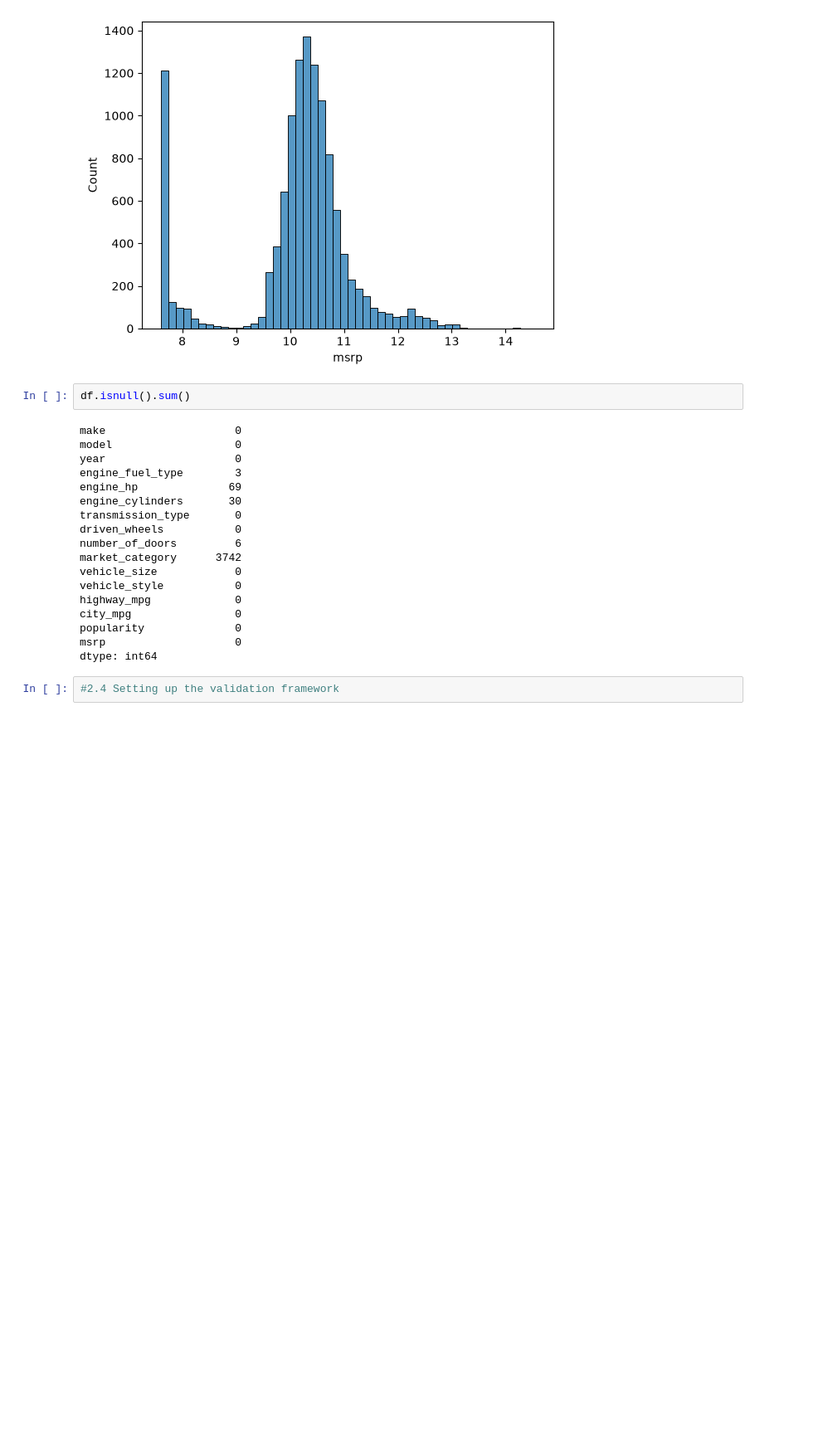
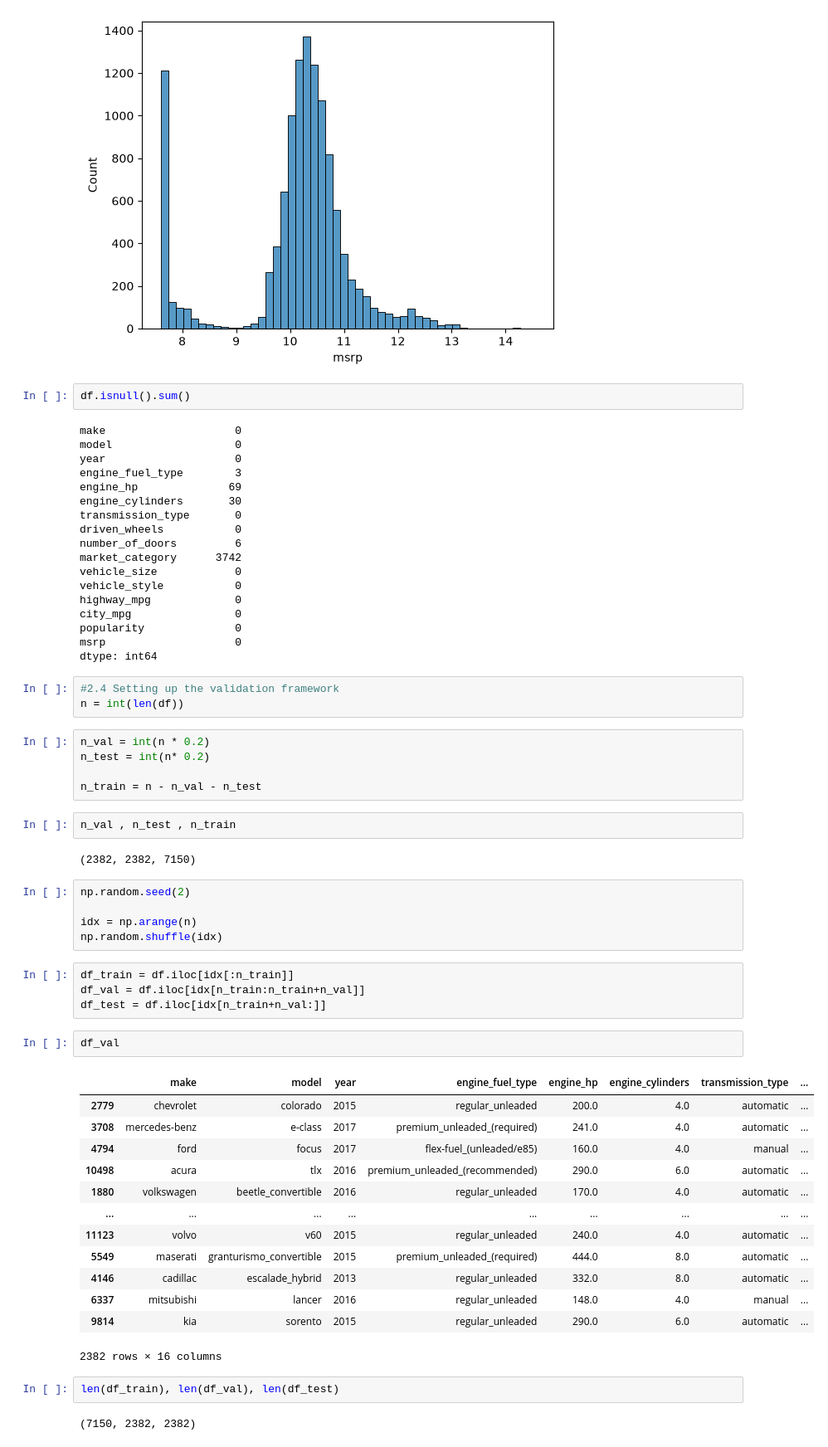
Before and after one commit to Gopi-6091/ML_Zoomcamp, a Jupyter notebook: 02-Linear_regression/Car_Price_Prediction.ipynb, the cells around one changed output. Shown at 83% size. Cells and saved outputs as stored; diff of their text form; blank space fills up the shorter version.

```diff
--- a/02-Linear_regression/Car_Price_Prediction.ipynb
+++ b/02-Linear_regression/Car_Price_Prediction.ipynb
@@ -173,3 +173,42 @@ msrp                    0
 dtype: int64
 # %%
 #2.4 Setting up the validation framework
+n = int(len(df))
+# %%
+n_val = int(n * 0.2)
+n_test = int(n* 0.2)
+
+n_train = n - n_val - n_test
+# %%
+n_val , n_test , n_train
+# %% [output]
+(2382, 2382, 7150)
+# %%
+np.random.seed(2)
+
+idx = np.arange(n)
+np.random.shuffle(idx)
+# %%
+df_train = df.iloc[idx[:n_train]]
+df_val = df.iloc[idx[n_train:n_train+n_val]]
+df_test = df.iloc[idx[n_train+n_val:]]
+# %%
+df_val
+# %% [output]
+|  | make | model | year | engine_fuel_type | engine_hp | engine_cylinders | transmission_type | ... |
+| 2779 | chevrolet | colorado | 2015 | regular_unleaded | 200.0 | 4.0 | automatic | ... |
+| 3708 | mercedes-benz | e-class | 2017 | premium_unleaded_(required) | 241.0 | 4.0 | automatic | ... |
+| 4794 | ford | focus | 2017 | flex-fuel_(unleaded/e85) | 160.0 | 4.0 | manual | ... |
+| 10498 | acura | tlx | 2016 | premium_unleaded_(recommended) | 290.0 | 6.0 | automatic | ... |
+| 1880 | volkswagen | beetle_convertible | 2016 | regular_unleaded | 170.0 | 4.0 | automatic | ... |
+| ... | ... | ... | ... | ... | ... | ... | ... | ... |
+| 11123 | volvo | v60 | 2015 | regular_unleaded | 240.0 | 4.0 | automatic | ... |
+| 5549 | maserati | granturismo_convertible | 2015 | premium_unleaded_(required) | 444.0 | 8.0 | automatic | ... |
+| 4146 | cadillac | escalade_hybrid | 2013 | regular_unleaded | 332.0 | 8.0 | automatic | ... |
+| 6337 | mitsubishi | lancer | 2016 | regular_unleaded | 148.0 | 4.0 | manual | ... |
+| 9814 | kia | sorento | 2015 | regular_unleaded | 290.0 | 6.0 | automatic | ... |
+2382 rows × 16 columns
+# %%
+len(df_train), len(df_val), len(df_test)
+# %% [output]
+(7150, 2382, 2382)
```
Also changed, not shown: parts of 6 cells of this notebook, 1 other file.
